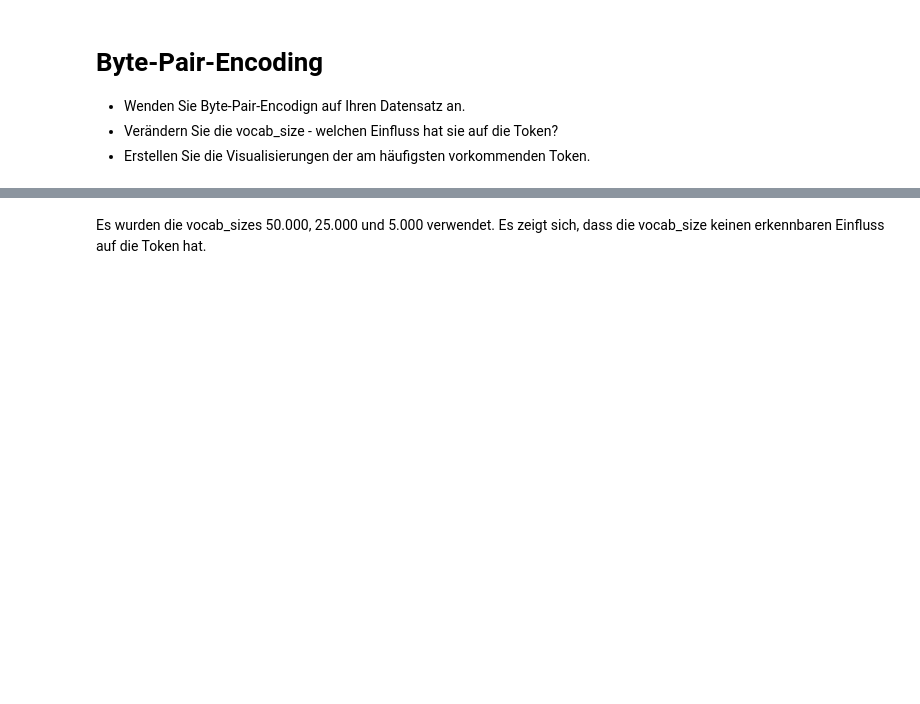
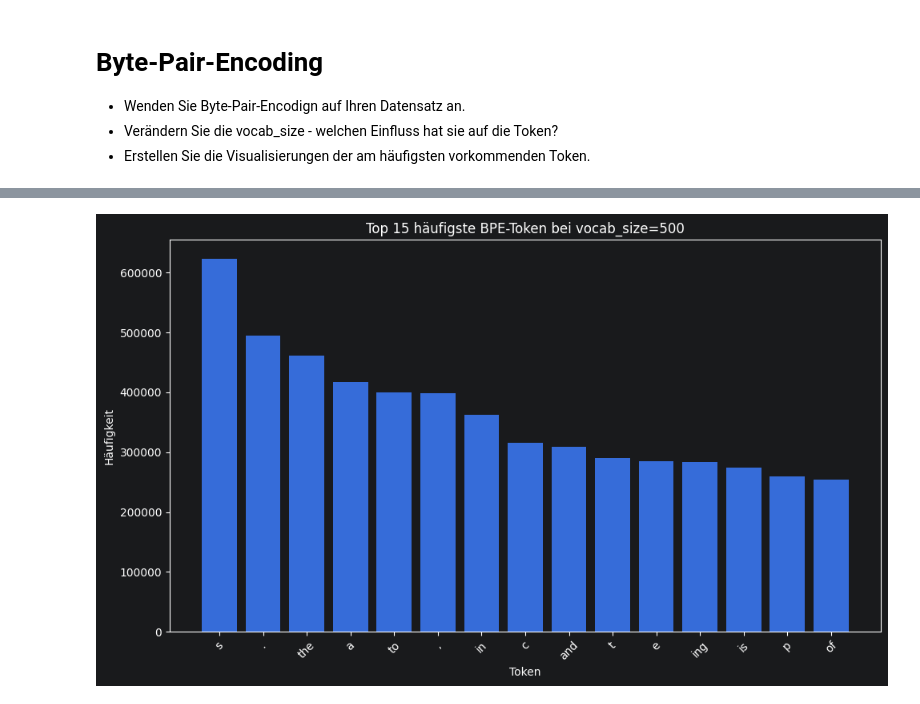
Before and after one commit to TheAmarok/Neue-Konzepte-Gruppe-9, a Jupyter notebook: Notebook.ipynb, the cells around one changed output, grey strips where cells are left out. Drawn from its saved outputs; the diff is of its cells as text; code cells hidden in the pictures; blank space fills up the shorter version.

Commit message:
updates minimal vocab_size

```diff
--- a/Notebook.ipynb
+++ b/Notebook.ipynb
@@ -1089,3 +992,29 @@ plt.show()
-# %% [markdown]
-Es wurden die vocab_sizes 50.000, 25.000 und 5.000 verwendet.
-Es zeigt sich, dass die vocab_size keinen erkennbaren Einfluss auf die Token hat.
+# %%
+tokenizer = Tokenizer(BPE())
+tokenizer.pre_tokenizer = Whitespace()
+trainer = BpeTrainer(vocab_size=500)
+
+tokenizer.train_from_iterator(df.text, trainer)
+
+all_tokens = []
+for sentence in df.text:
+    encoded = tokenizer.encode(sentence)
+    all_tokens.extend(encoded.tokens)
+
+# Häufigkeiten
+token_series = pd.Series(all_tokens)
+token_freq = token_series.value_counts()
+top_n = 15
+top_tokens = token_freq.head(top_n)
+
+# Barplot
+plt.figure(figsize=(10,6))
+plt.bar(top_tokens.index, top_tokens.values)
+plt.title(f"Top {top_n} häufigste BPE-Token bei vocab_size=500")
+plt.xlabel("Token")
+plt.ylabel("Häufigkeit")
+plt.xticks(rotation=45)
+plt.tight_layout()
+plt.show()
+# %% [output]
+[figure, added]
```
Also changed, not shown: parts of 16 cells of this notebook.
